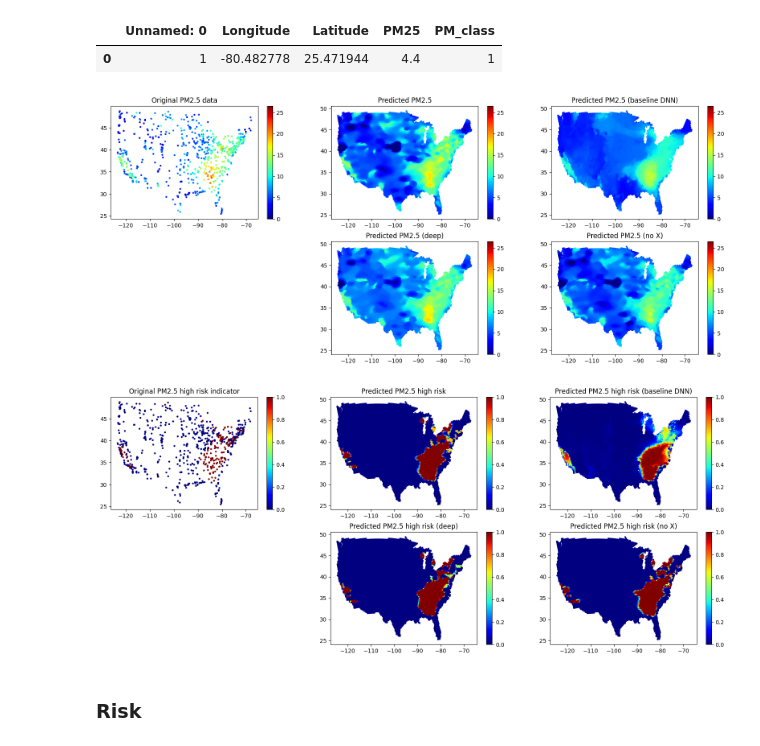
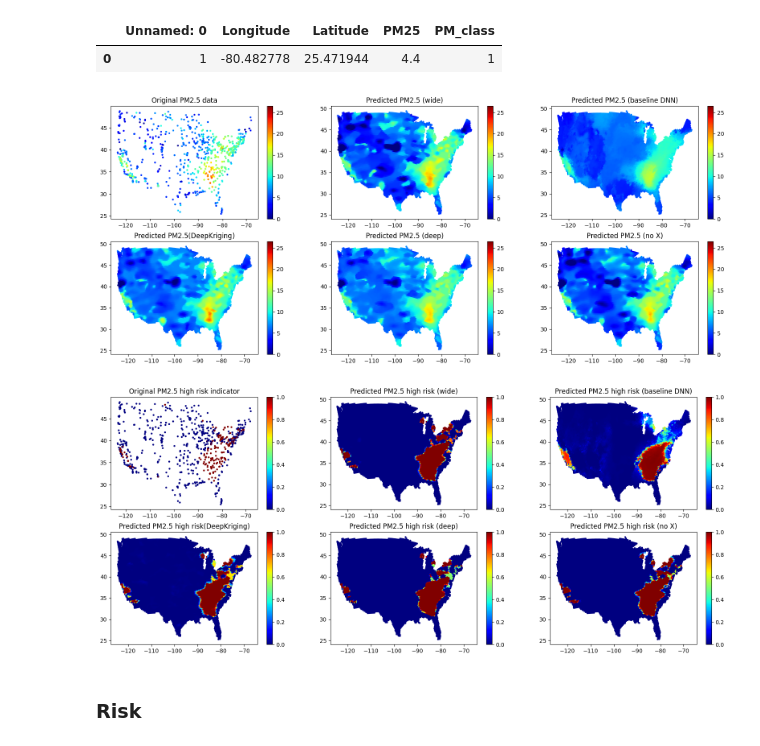
Before and after one commit to rnjsgjswjd/DeepKriging, a Jupyter notebook: Application_Study.ipynb, the cells around one changed output. Drawn from its saved outputs; the diff is of its cells as text; code cells hidden in the pictures.

```diff
--- a/Application_Study.ipynb
+++ b/Application_Study.ipynb
@@ -1098,0 +1521,8 @@ PM25_pred_deep = model_deep.predict(X_RBF_pred, batch_size=BATCH_SIZE)
+# %%
+start = time.time()
+
+history_p_wide = deep_model(model_wide, inputs, targets[:,0:1], inputs, targets[:,0:1],'continuous')
+
+PM25_pred_wide = model_wide.predict(X_RBF_pred, batch_size=BATCH_SIZE)
+
+print(f"{time.time()-start:.4f} sec") # 종료와 함께 수행시간 출력
@@ -1155,6 +1632,8 @@ s = np.vstack((lon, lat)).T
 PM25_pred_combine = np.concatenate((s, normalized_X_pred, PM25_pred), axis=1) # DeepKriging 예측값 저장
 
 PM25_pred_deep_combine = np.concatenate((s, normalized_X_pred, PM25_pred_deep), axis=1) # DeepKriging with deeper hidden layers 예측값 저장
+
+PM25_pred_wide_combine = np.concatenate((s, normalized_X_pred, PM25_pred_wide), axis=1) # DeepKriging with wider hidden nodes 예측값 저장
 
 PM25_pred_base_combine = np.concatenate((s, normalized_X_pred, PM25_pred_base), axis=1) # Baseline DNN 예측값 저장
 
@@ -1165,6 +1644,8 @@ PM25_pred_class_combine = np.concatenate((s, normalized_X_pred, PM25_pred_class)
 
 PM25_pred_deep_class_combine = np.concatenate((s, normalized_X_pred, PM25_pred_deep_class), axis=1) # DeepKriging with deeper hidden layers class 예측값 저장
 
+PM25_pred_wide_class_combine = np.concatenate((s, normalized_X_pred, PM25_pred_wide_class), axis=1) # DeepKriging with wider hidden nodes class 예측값 저장
+
 PM25_pred_base_class_combine = np.concatenate((s, normalized_X_pred, PM25_pred_base_class), axis=1) # Baseline DNN class 예측값 저장
 
 PM25_pred_nx_class_combine = np.concatenate((s, PM25_pred_nx_class), axis=1) # DeepKriging without X class 예측값 저장
@@ -1186,7 +1708,7 @@ df2.head(1)
 # %%
 # 관측값과 예측값의 최소값과 최대값을 계산
 vmin = 0
-vmax = max(df2['PM25'].max(), PM25_pred.max(), PM25_pred_log_back.max(), PM25_pred_deep.max(), PM25_pred_base.max(), PM25_pred_nx.max())
+vmax = max(df2['PM25'].max(), PM25_pred.max(), PM25_pred_deep.max(), PM25_pred_base.max(), PM25_pred_nx.max())
 cmap = 'jet'
 s=5
 
@@ -1198,41 +1720,48 @@ axs[0, 0].set_title('Original PM2.5 data')
 axs[0, 0].set_xlabel('')
 axs[0, 0].set_ylabel('')
 fig.colorbar(sc1, ax=axs[0, 0])
 
 # PM2.5 예측값 시각화
-sc2 = axs[0, 1].scatter(PM25_pred_combine[:,0], PM25_pred_combine[:,1], c=PM25_pred_combine[:,8], s=s, cmap=cmap, vmin=vmin, vmax=vmax)
-axs[0, 1].set_title('Predicted PM2.5')
+sc2 = axs[1, 0].scatter(PM25_pred_combine[:,0], PM25_pred_combine[:,1], c=PM25_pred_combine[:,8], s=s, cmap=cmap, vmin=vmin, vmax=vmax)
+axs[1, 0].set_title('Predicted PM2.5(DeepKriging)')
+axs[1, 0].set_xlabel('')
+axs[1, 0].set_ylabel('')
+fig.colorbar(sc2, ax=axs[1, 0])
+
+# 더 넓은 모형 시각화
+sc3 = axs[0, 1].scatter(PM25_pred_wide_combine[:,0], PM25_pred_wide_combine[:,1], c=PM25_pred_wide_combine[:,8], s=s, cmap=cmap, vmin=vmin, vmax=vmax)
+axs[0, 1].set_title('Predicted PM2.5 (wide)')
 axs[0, 1].set_xlabel('')
 axs[0, 1].set_ylabel('')
-fig.colorbar(sc1, ax=axs[0, 1])
+fig.colorbar(sc3, ax=axs[0, 1])
 
 # 더 깊은 모형 시각화
 sc4 = axs[1, 1].scatter(PM25_pred_deep_combine[:,0], PM25_pred_deep_combine[:,1], c=PM25_pred_deep_combine[:,8], s=s, cmap=cmap, vmin=vmin, vmax=vmax)
 axs[1, 1].set_title('Predicted PM2.5 (deep)')
 axs[1, 1].set_xlabel('')
 axs[1, 1].set_ylabel('')
-fig.colorbar(sc1, ax=axs[1, 1])
+fig.colorbar(sc4, ax=axs[1, 1])
 
 # Baseline DNN 시각화
 sc5 = axs[0, 2].scatter(PM25_pred_base_combine[:,0], PM25_pred_base_combine[:,1], c=PM25_pred_base_combine[:,8], s=s, cmap=cmap, vmin=vmin, vmax=vmax)
 axs[0, 2].set_title('Predicted PM2.5 (baseline DNN)')
 axs[0, 2].set_xlabel('')
 axs[0, 2].set_ylabel('')
-fig.colorbar(sc1, ax=axs[0, 2])
+fig.colorbar(sc5, ax=axs[0, 2])
 
 # Baseline DNN No X 시각화
 sc6 = axs[1, 2].scatter(PM25_pred_nx_combine[:,0], PM25_pred_nx_combine[:,1], c=PM25_pred_nx_combine[:,2], s=s, cmap=cmap, vmin=vmin, vmax=vmax)
 axs[1, 2].set_title('Predicted PM2.5 (no X)')
 axs[1, 2].set_xlabel('')
 axs[1, 2].set_ylabel('')
-fig.colorbar(sc1, ax=axs[1, 2])
+fig.colorbar(sc6, ax=axs[1, 2])
 
 # 남은 한칸 공백으로 설정
-axs[1, 0].axis('off')
+# axs[1, 0].axis('off')
 
 plt.show()
 # %% [output]
-[figure, old version]
+[figure, new version]
 # %%
 # Classification 결과 시각화
 cmap = 'jet'
@@ -1247,38 +1776,45 @@ axs[0, 0].set_ylabel('')
 fig.colorbar(scp1, ax=axs[0, 0])
 
 # high PM2.5 risk 예측값 시각화
-scp2 = axs[0, 1].scatter(PM25_pred_class_combine[:,0], PM25_pred_class_combine[:,1], c=PM25_pred_class_combine[:,8], s=s,cmap=cmap, vmin=0, vmax=1)
-axs[0, 1].set_title('Predicted PM2.5 high risk')
+scp2 = axs[1, 0].scatter(PM25_pred_class_combine[:,0], PM25_pred_class_combine[:,1], c=PM25_pred_class_combine[:,8], s=s,cmap=cmap, vmin=0, vmax=1)
+axs[1, 0].set_title('Predicted PM2.5 high risk(DeepKriging)')
+axs[1, 0].set_xlabel('')
+axs[1, 0].set_ylabel('')
+fig.colorbar(scp2, ax=axs[1, 0])
+
+# DeepKriging with wider hidden nodes class 예측값 시각화
+scp3 = axs[0, 1].scatter(PM25_pred_wide_class_combine[:,0], PM25_pred_wide_class_combine[:,1], c=PM25_pred_wide_class_combine[:,8], s=s, cmap=cmap, vmin=0, vmax=1)
+axs[0, 1].set_title('Predicted PM2.5 high risk (wide)')
 axs[0, 1].set_xlabel('')
-axs[0, 1].set_ylabel('')
-fig.colorbar(scp2, ax=axs[0, 1])
+axs[1, 1].set_ylabel('')
+fig.colorbar(scp3, ax=axs[0, 1])
 
 # DeepKriging with deeper hidden layers class 예측값 시각화
-scp3 = axs[1, 1].scatter(PM25_pred_deep_class_combine[:,0], PM25_pred_deep_class_combine[:,1], c=PM25_pred_deep_class_combine[:,8], s=s, cmap=cmap, vmin=0, vmax=1)
+scp4 = axs[1, 1].scatter(PM25_pred_deep_class_combine[:,0], PM25_pred_deep_class_combine[:,1], c=PM25_pred_deep_class_combine[:,8], s=s, cmap=cmap, vmin=0, vmax=1)
 axs[1, 1].set_title('Predicted PM2.5 high risk (deep)')
 axs[1, 1].set_xlabel('')
 axs[1, 1].set_ylabel('')
-fig.colorbar(scp3, ax=axs[1, 1])
+fig.colorbar(scp4, ax=axs[1, 1])
 
 # Baseline DNN class 예측값 시각화
-scp4 = axs[0, 2].scatter(PM25_pred_base_class_combine[:,0], PM25_pred_base_class_combine[:,1], c=PM25_pred_base_class_combine[:,8], s=s, cmap=cmap, vmin=0, vmax=1)
+scp5 = axs[0, 2].scatter(PM25_pred_base_class_combine[:,0], PM25_pred_base_class_combine[:,1], c=PM25_pred_base_class_combine[:,8], s=s, cmap=cmap, vmin=0, vmax=1)
 axs[0, 2].set_title('Predicted PM2.5 high risk (baseline DNN)')
 axs[0, 2].set_xlabel('')
 axs[0, 2].set_ylabel('')
-fig.colorbar(scp4, ax=axs[0, 2])
+fig.colorbar(scp5, ax=axs[0, 2])
 
 # Baseline DNN No X class 예측값 시각화
-scp5 = axs[1, 2].scatter(PM25_pred_nx_class_combine[:,0], PM25_pred_nx_class_combine[:,1], c=PM25_pred_nx_class_combine[:,2], s=s, cmap=cmap, vmin=0, vmax=1)
+scp6 = axs[1, 2].scatter(PM25_pred_nx_class_combine[:,0], PM25_pred_nx_class_combine[:,1], c=PM25_pred_nx_class_combine[:,2], s=s, cmap=cmap, vmin=0, vmax=1)
 axs[1, 2].set_title('Predicted PM2.5 high risk (no X)')
 axs[1, 2].set_xlabel('')
 axs[1, 2].set_ylabel('')
-fig.colorbar(scp5, ax=axs[1, 2])
+fig.colorbar(scp6, ax=axs[1, 2])
 
-axs[1, 0].axis('off')
+# axs[1, 0].axis('off')
 
 plt.show()
 # %% [output]
-[figure, old version]
+[figure, new version]
 # %% [markdown]
 ### Risk
 # %%
```
Also changed, not shown: parts of 47 cells of this notebook, 21 other files.
